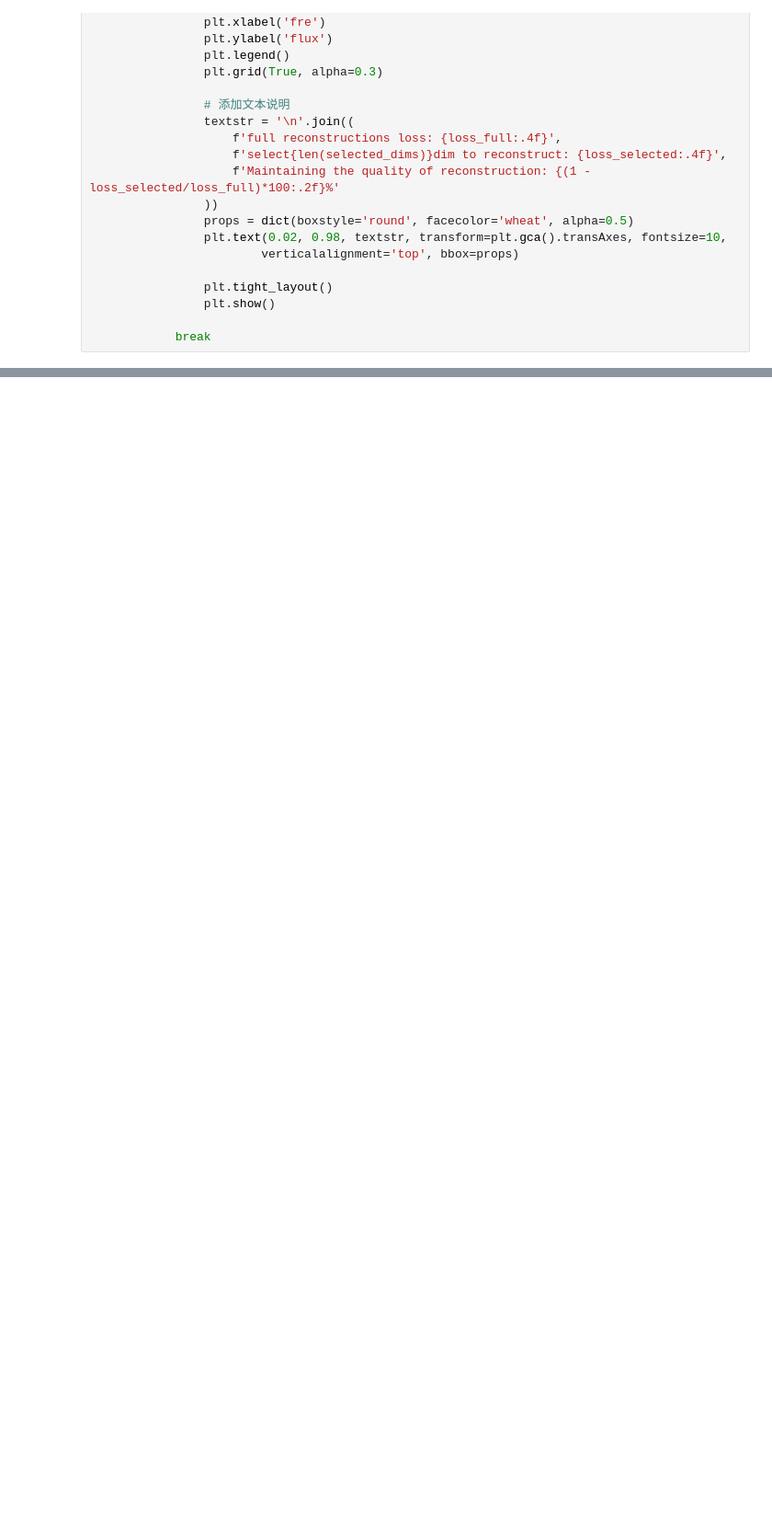
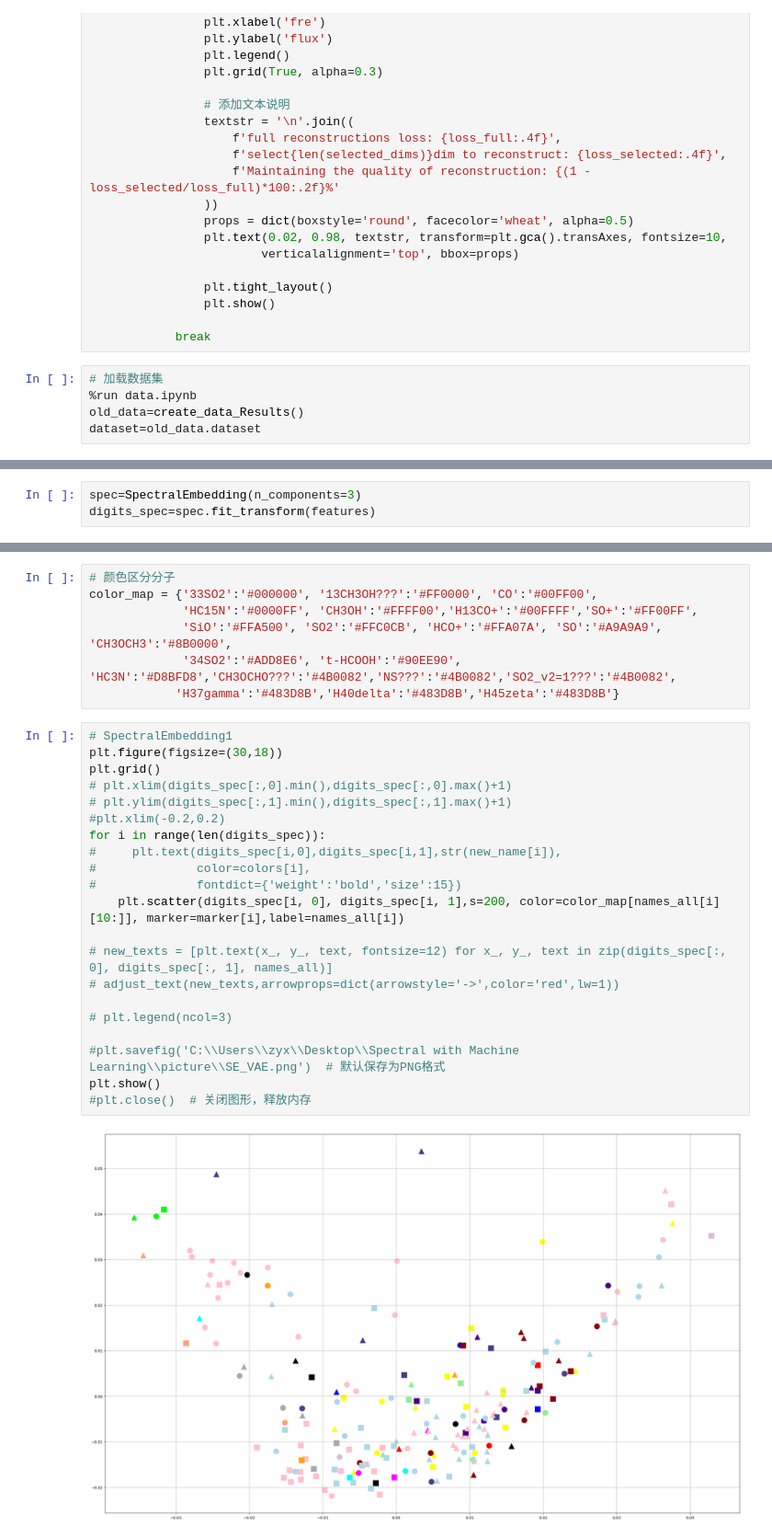
Before and after one commit to Neuvillette-Fontaine/spectrum-with-VAE, a Jupyter notebook: VAE.ipynb, the cells around one changed output, grey strips where cells are left out. Shown at 92% size. Drawn from its saved outputs; the diff is of its cells as text; blank space fills up the shorter version.

```diff
--- a/VAE.ipynb
+++ b/VAE.ipynb
@@ -259,3 +260,8 @@ def compare_reconstructions(model, dataloader, device, selected_dims, num_sample
                 plt.show()
 
             break
+# %%
+# 加载数据集
+%run data.ipynb
+old_data=create_data_Results()
+dataset=old_data.dataset
@@ -261,0 +559,3 @@ def compare_reconstructions(model, dataloader, device, selected_dims, num_sample
+# %%
+spec=SpectralEmbedding(n_components=3)
+digits_spec=spec.fit_transform(features)
@@ -261,0 +584,30 @@ def compare_reconstructions(model, dataloader, device, selected_dims, num_sample
+# %%
+# 颜色区分分子
+color_map = {'33SO2':'#000000', '13CH3OH???':'#FF0000', 'CO':'#00FF00',
+             'HC15N':'#0000FF', 'CH3OH':'#FFFF00','H13CO+':'#00FFFF','SO+':'#FF00FF',
+             'SiO':'#FFA500', 'SO2':'#FFC0CB', 'HCO+':'#FFA07A', 'SO':'#A9A9A9', 'CH3OCH3':'#8B0000',
+             '34SO2':'#ADD8E6', 't-HCOOH':'#90EE90', 'HC3N':'#D8BFD8','CH3OCHO???':'#4B0082','NS???':'#4B0082','SO2_v2=1???':'#4B0082',
+            'H37gamma':'#483D8B','H40delta':'#483D8B','H45zeta':'#483D8B'}
+# %%
+# SpectralEmbedding1
+plt.figure(figsize=(30,18))
+plt.grid()
+# plt.xlim(digits_spec[:,0].min(),digits_spec[:,0].max()+1)
+# plt.ylim(digits_spec[:,1].min(),digits_spec[:,1].max()+1)
+#plt.xlim(-0.2,0.2)
+for i in range(len(digits_spec)):
+#     plt.text(digits_spec[i,0],digits_spec[i,1],str(new_name[i]),
+#              color=colors[i],
+#              fontdict={'weight':'bold','size':15})
+    plt.scatter(digits_spec[i, 0], digits_spec[i, 1],s=200, color=color_map[names_all[i][10:]], marker=marker[i],label=names_all[i])
+
+# new_texts = [plt.text(x_, y_, text, fontsize=12) for x_, y_, text in zip(digits_spec[:, 0], digits_spec[:, 1], names_all)]
+# adjust_text(new_texts,arrowprops=dict(arrowstyle='->',color='red',lw=1))
+
+# plt.legend(ncol=3)
+
+#plt.savefig('C:\\Users\\zyx\\Desktop\\Spectral with Machine Learning\\picture\\SE_VAE.png')  # 默认保存为PNG格式
+plt.show()
+#plt.close()  # 关闭图形，释放内存
+# %% [output]
+[figure, added]
```
Also changed, not shown: parts of 13 cells of this notebook.
